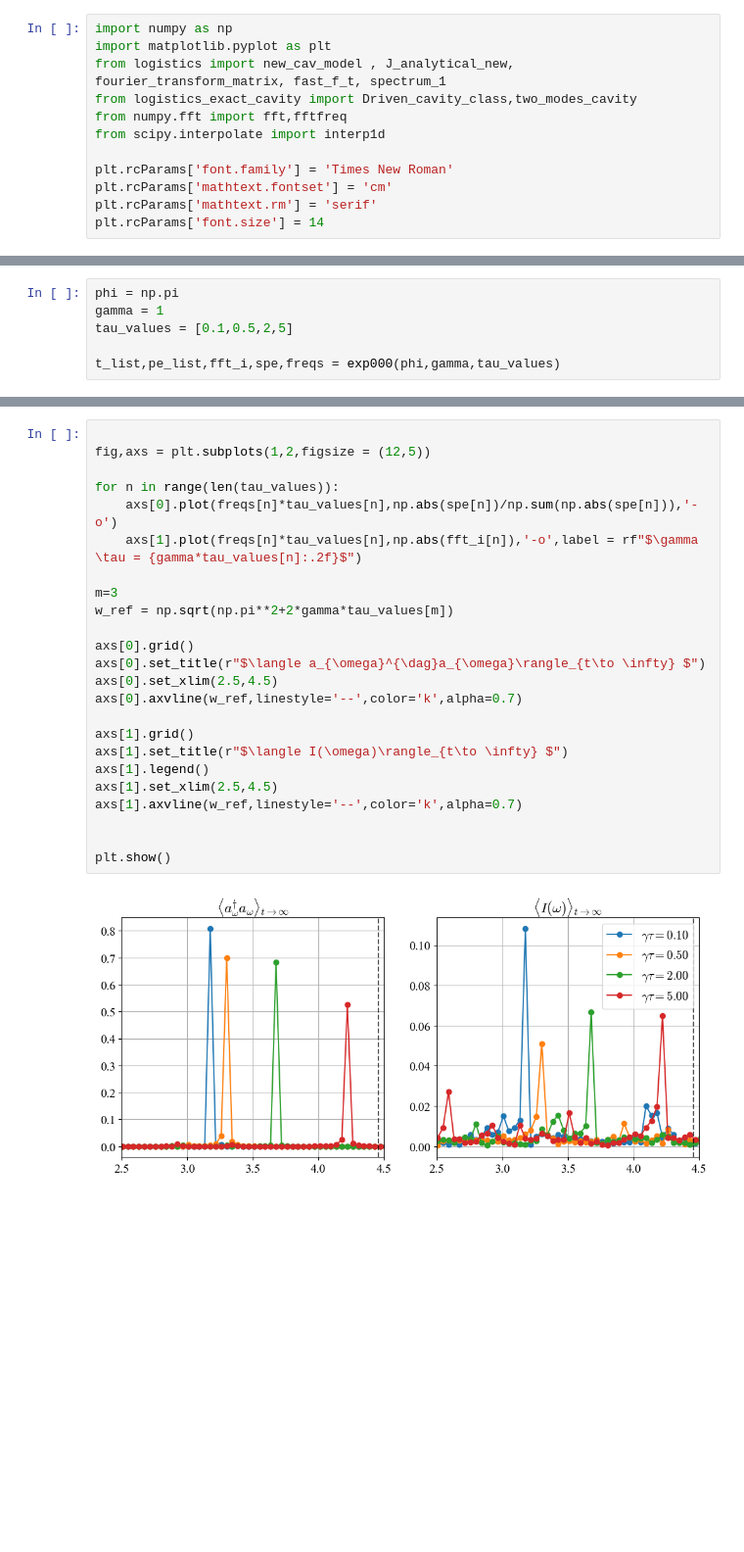
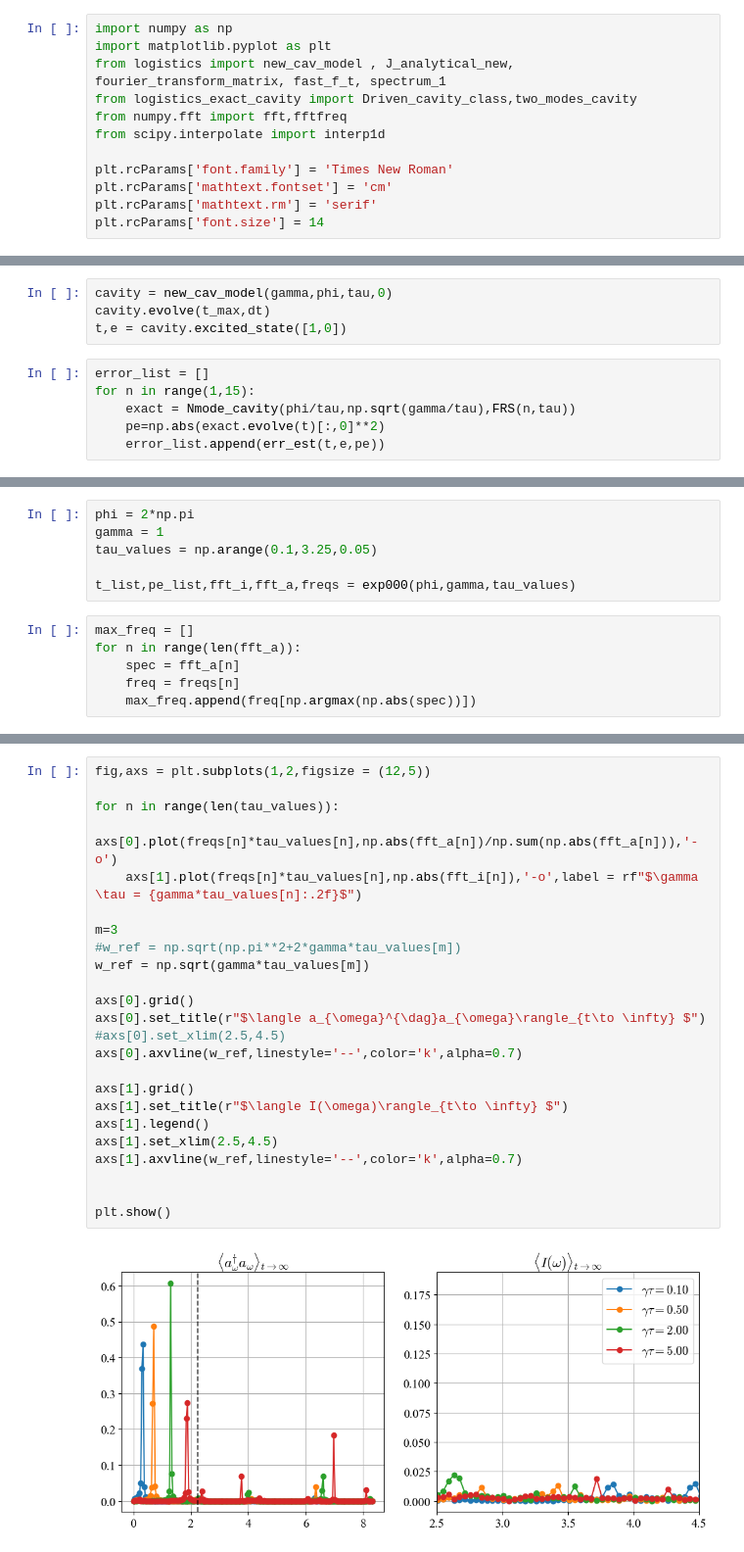
Before and after one commit to Taitoos2/Non_Markovian_Cavity, a Jupyter notebook: Non_Markovian_limit.ipynb, the cells around one changed output, grey strips where cells are left out. Shown at 98% size. Cells and saved outputs as stored; diff of their text form; blank space fills up the shorter version.

```diff
--- a/Non_Markovian_limit.ipynb
+++ b/Non_Markovian_limit.ipynb
@@ -14,0 +78,10 @@ I believe there is no ' intermediate limit' , just markovian and non Markovian.
+# %%
+cavity = new_cav_model(gamma,phi,tau,0)
+cavity.evolve(t_max,dt)
+t,e = cavity.excited_state([1,0])
+# %%
+error_list = []
+for n in range(1,15):
+    exact = Nmode_cavity(phi/tau,np.sqrt(gamma/tau),FRS(n,tau))
+    pe=np.abs(exact.evolve(t)[:,0]**2)
+    error_list.append(err_est(t,e,pe))
@@ -42,6 +123,12 @@ def exp000(phi,gamma,tau_values):
 # %%
-phi = np.pi
+phi = 2*np.pi
 gamma = 1
-tau_values = [0.1,0.5,2,5]
+tau_values = np.arange(0.1,3.25,0.05)
 
-t_list,pe_list,fft_i,spe,freqs = exp000(phi,gamma,tau_values)
+t_list,pe_list,fft_i,fft_a,freqs = exp000(phi,gamma,tau_values)
+# %%
+max_freq = []
+for n in range(len(fft_a)):
+	spec = fft_a[n]
+	freq = freqs[n]
+	max_freq.append(freq[np.argmax(np.abs(spec))])
@@ -48,26 +144,26 @@ t_list,pe_list,fft_i,spe,freqs = exp000(phi,gamma,tau_values)
 # %%
-
 fig,axs = plt.subplots(1,2,figsize = (12,5))
 
 for n in range(len(tau_values)):
-	axs[0].plot(freqs[n]*tau_values[n],np.abs(spe[n])/np.sum(np.abs(spe[n])),'-o')
+	axs[0].plot(freqs[n]*tau_values[n],np.abs(fft_a[n])/np.sum(np.abs(fft_a[n])),'-o')
 	axs[1].plot(freqs[n]*tau_values[n],np.abs(fft_i[n]),'-o',label = rf"$\gamma \tau = {gamma*tau_values[n]:.2f}$")
 
 m=3
-w_ref = np.sqrt(np.pi**2+2*gamma*tau_values[m])
+#w_ref = np.sqrt(np.pi**2+2*gamma*tau_values[m])
+w_ref = np.sqrt(gamma*tau_values[m])
 
 axs[0].grid()
 axs[0].set_title(r"$\langle a_{\omega}^{\dag}a_{\omega}\rangle_{t\to \infty} $")
-axs[0].set_xlim(2.5,4.5)
+#axs[0].set_xlim(2.5,4.5)
 axs[0].axvline(w_ref,linestyle='--',color='k',alpha=0.7)
 
 axs[1].grid()
 axs[1].set_title(r"$\langle I(\omega)\rangle_{t\to \infty} $")
 axs[1].legend()
 axs[1].set_xlim(2.5,4.5)
 axs[1].axvline(w_ref,linestyle='--',color='k',alpha=0.7)
 
 
 plt.show()
 # %% [output]
-[figure, old version]
+[figure, new version]
```
Also changed, not shown: parts of 6 cells of this notebook, 1 other file.
